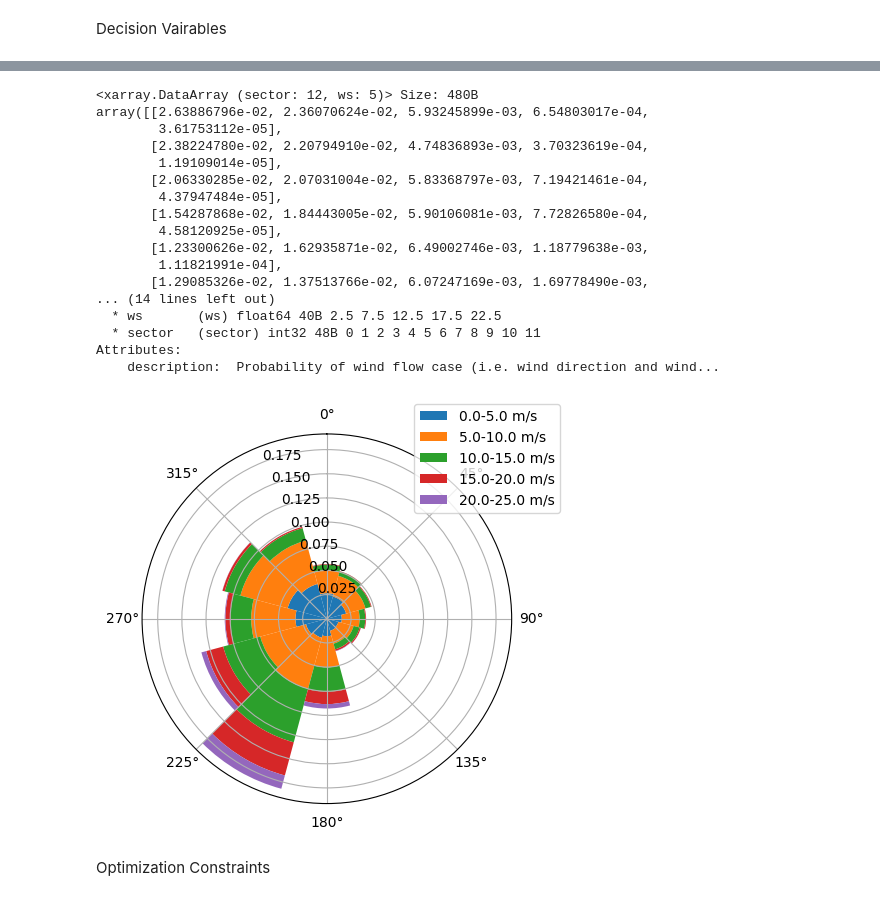
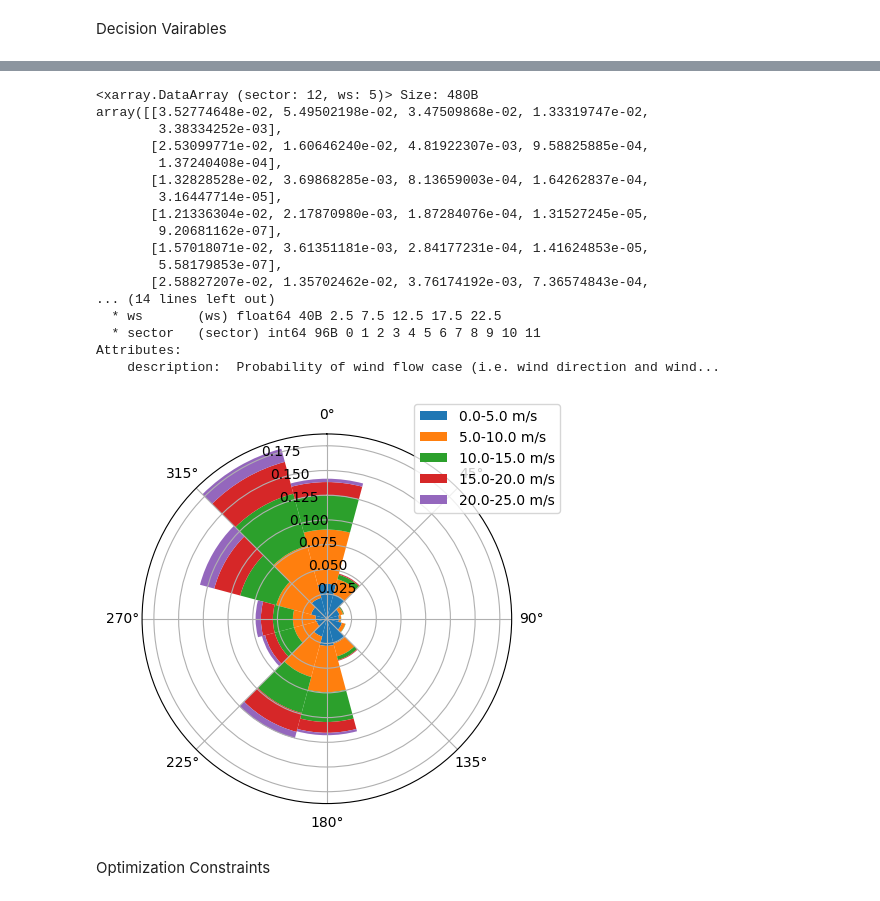
Before and after one commit to clbanjai/Project-Development-Simualtion, a Jupyter notebook: Simulation_Notebook.ipynb, the cells around one changed output, grey strips where cells are left out. Cells and saved outputs as stored; diff of their text form; code cells hidden in the pictures.

```diff
--- a/Simulation_Notebook.ipynb
+++ b/Simulation_Notebook.ipynb
@@ -36,29 +40,29 @@ from topfarm.constraint_components.boundary import XYBoundaryConstraint
 Decision Vairables
 # %%
 #only make changes here
-n_wts = 24 # Number of turbines in the farm
+n_wts = 16 # Number of turbines in the farm
 
 #turbine specifications
 
 Turbine_name = "V236"
-hub_height = 150
-diameter = 236
+hub_height = 113
+diameter = 163
+rated_ws = 8
+
+cut_out_ws = 24
+rated_power = 4.5
 cut_in_ws = 3
-rated_ws = 11.1
-cut_out_ws = 33
-rated_power = 15
 
 #coordinates of the center point
-center_latitude = 42.21031
-center_longitude = 124.7488486
+center_latitude = 42.23501868
+center_longitude = -74.02620093
 
-#coordinates of the coorner points
-latitudes = np.array([ 42.241220,42.235171,42.193742,42.199795])
-longitudes = np.array([124.696095,124.754752,124.746961,124.688304])
+latitudes = np.array([42.2016591, 42.2024431, 42.2136790,42.2815132,42.2795473,42.2524558,42.2561707,42.2371571,42.2142021,42.2113594])
+longitudes = np.array([-74.0202118,-74.0075121,-73.9856404,-74.0394431,-74.0630615,-74.0553855,-74.0456429,-74.0164151,-74.0087391,-74.0199578])
 # %%
 # Plot wind rose
 turbine = V236(cut_in_ws ,rated_ws ,cut_out_ws ,rated_power ,diameter,Turbine_name, hub_height)
 plt.figure()
-site = Kratos(lat=center_latitude, lon=center_longitude, height=hub_height,num_points=n_wts)
+site = Kratos(lat=center_latitude, long=center_longitude, height=hub_height,num_points=n_wts)
 site.plot_wd_distribution(n_wd=12, ws_bins=[0,5,10,15,20,25])
 # %% [output]
@@ -66,21 +71,21 @@ site.plot_wd_distribution(n_wd=12, ws_bins=[0,5,10,15,20,25])
 <xarray.DataArray (sector: 12, ws: 5)> Size: 480B
-array([[2.63886796e-02, 2.36070624e-02, 5.93245899e-03, 6.54803017e-04,
-        3.61753112e-05],
-       [2.38224780e-02, 2.20794910e-02, 4.74836893e-03, 3.70323619e-04,
-        1.19109014e-05],
-       [2.06330285e-02, 2.07031004e-02, 5.83368797e-03, 7.19421461e-04,
-        4.37947484e-05],
-       [1.54287868e-02, 1.84443005e-02, 5.90106081e-03, 7.72826580e-04,
-        4.58120925e-05],
-       [1.23300626e-02, 1.62935871e-02, 6.49002746e-03, 1.18779638e-03,
-        1.11821991e-04],
-       [1.29085326e-02, 1.37513766e-02, 6.07247169e-03, 1.69778490e-03,
+array([[3.52774648e-02, 5.49502198e-02, 3.47509868e-02, 1.33319747e-02,
+        3.38334252e-03],
+       [2.53099771e-02, 1.60646240e-02, 4.81922307e-03, 9.58825885e-04,
+        1.37240408e-04],
+       [1.32828528e-02, 3.69868285e-03, 8.13659003e-04, 1.64262837e-04,
+        3.16447714e-05],
+       [1.21336304e-02, 2.17870980e-03, 1.87284076e-04, 1.31527245e-05,
+        9.20681162e-07],
+       [1.57018071e-02, 3.61351181e-03, 2.84177231e-04, 1.41624853e-05,
+        5.58179853e-07],
+       [2.58827207e-02, 1.35702462e-02, 3.76174192e-03, 7.36574843e-04,
 ... (14 lines left out)
   * ws       (ws) float64 40B 2.5 7.5 12.5 17.5 22.5
-  * sector   (sector) int32 48B 0 1 2 3 4 5 6 7 8 9 10 11
+  * sector   (sector) int64 96B 0 1 2 3 4 5 6 7 8 9 10 11
 Attributes:
     description:  Probability of wind flow case (i.e. wind direction and wind...
-[figure, old version]
+[figure, new version]
 # %% [markdown]
 Optimization Constraints
 # %%
```
Also changed, not shown: parts of 12 cells of this notebook, 5 other files.
